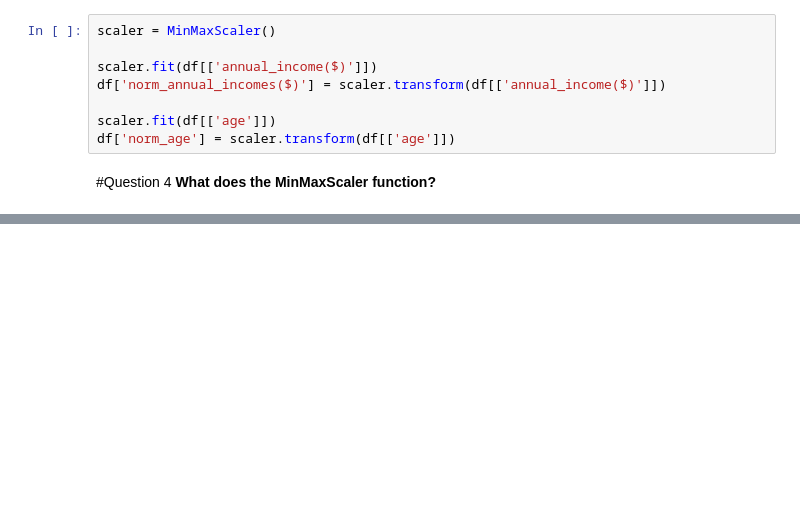
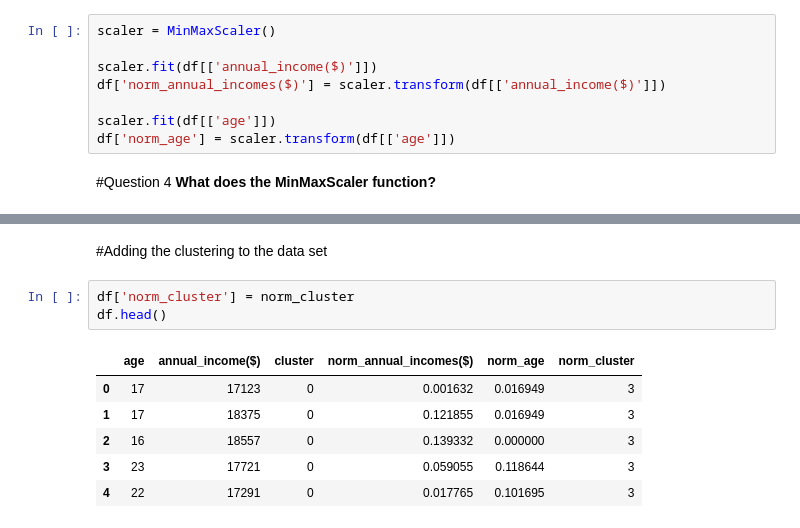
Before and after one commit to Valerylu97/Machine_Learning, a Jupyter notebook: Machine_Learning_Laboratory.ipynb, the cells around one changed output, grey strips where cells are left out. Drawn from its saved outputs; the diff is of its cells as text; blank space fills up the shorter version.

```diff
--- a/Machine_Learning_Laboratory.ipynb
+++ b/Machine_Learning_Laboratory.ipynb
@@ -186,0 +234,12 @@ df['norm_age'] = scaler.transform(df[['age']])
+# %% [markdown]
+#Adding the clustering to the data set
+# %%
+df['norm_cluster'] = norm_cluster
+df.head()
+# %% [output]
+|  | age | annual_income($) | cluster | norm_annual_incomes($) | norm_age | norm_cluster |
+| 0 | 17 | 17123 | 0 | 0.001632 | 0.016949 | 3 |
+| 1 | 17 | 18375 | 0 | 0.121855 | 0.016949 | 3 |
+| 2 | 16 | 18557 | 0 | 0.139332 | 0.000000 | 3 |
+| 3 | 23 | 17721 | 0 | 0.059055 | 0.118644 | 3 |
+| 4 | 22 | 17291 | 0 | 0.017765 | 0.101695 | 3 |
```
Also changed, not shown: parts of 12 cells of this notebook.
